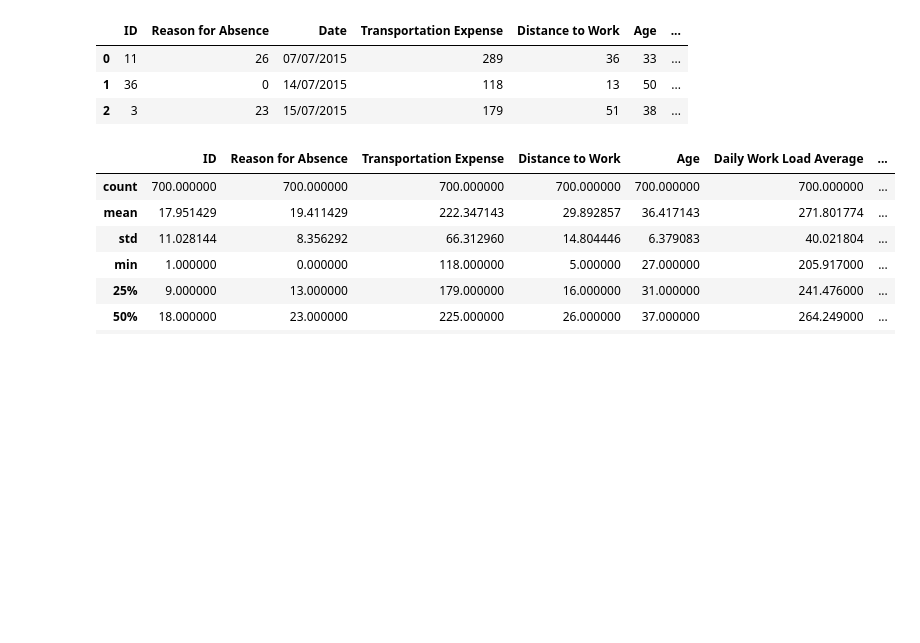
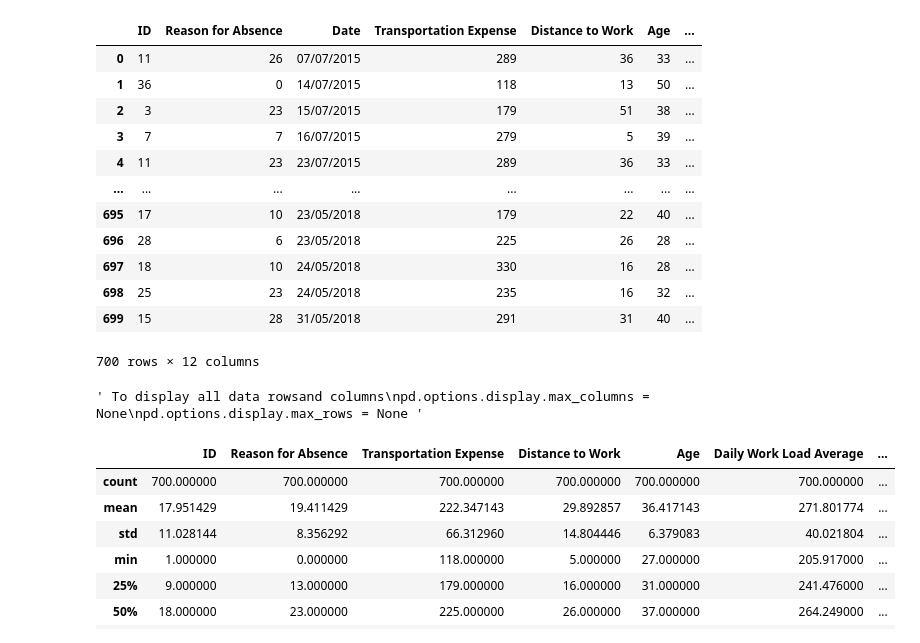
Before and after one commit to I-Sobe/absenteeism, a Jupyter notebook: script.ipynb, the cells around one changed output. Cells and saved outputs as stored; diff of their text form; code cells hidden in the pictures; blank space fills up the shorter version.

Commit message:
feat: Data preprocessing

```diff
--- a/script.ipynb
+++ b/script.ipynb
@@ -1,14 +1,29 @@
 # %%
 import pandas as pd
 # %%
-raw_csv_data = pd.read_csv('absenteeism_data.csv')
+raw_csv_data = pd.read_csv('data/absenteeism_data.csv')
 # %%
-raw_csv_data.head(3)
+raw_csv_data
 # %% [output]
 |  | ID | Reason for Absence | Date | Transportation Expense | Distance to Work | Age | ... |
 | 0 | 11 | 26 | 07/07/2015 | 289 | 36 | 33 | ... |
 | 1 | 36 | 0 | 14/07/2015 | 118 | 13 | 50 | ... |
 | 2 | 3 | 23 | 15/07/2015 | 179 | 51 | 38 | ... |
+| 3 | 7 | 7 | 16/07/2015 | 279 | 5 | 39 | ... |
+| 4 | 11 | 23 | 23/07/2015 | 289 | 36 | 33 | ... |
+| ... | ... | ... | ... | ... | ... | ... | ... |
+| 695 | 17 | 10 | 23/05/2018 | 179 | 22 | 40 | ... |
+| 696 | 28 | 6 | 23/05/2018 | 225 | 26 | 28 | ... |
+| 697 | 18 | 10 | 24/05/2018 | 330 | 16 | 28 | ... |
+| 698 | 25 | 23 | 24/05/2018 | 235 | 16 | 32 | ... |
+| 699 | 15 | 28 | 31/05/2018 | 291 | 31 | 40 | ... |
+700 rows × 12 columns
+# %%
+""" To display all data rowsand columns
+pd.options.display.max_columns = None
+pd.options.display.max_rows = None """
+# %% [output]
+' To display all data rowsand columns\npd.options.display.max_columns = None\npd.options.display.max_rows = None '
 # %%
 raw_csv_data.describe()
 # %% [output]
```
Also changed, not shown: parts of 18 cells of this notebook.
